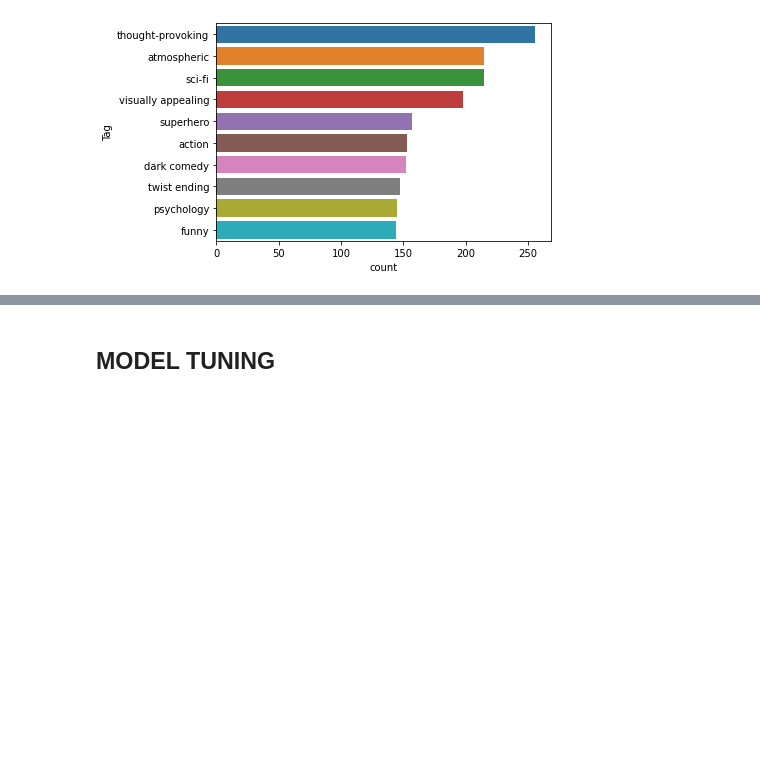
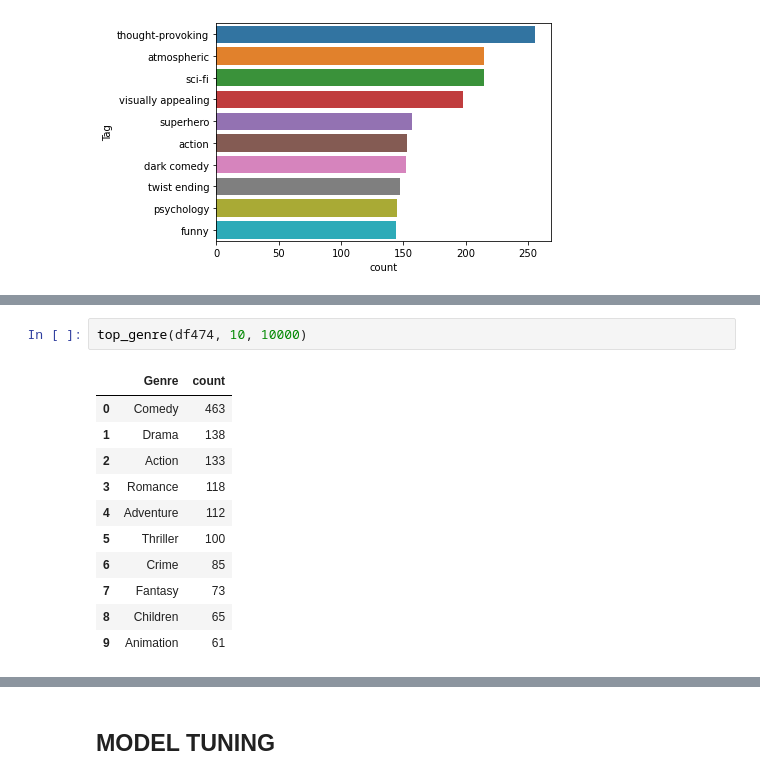
Before and after one commit to NavasFrancisco/MoviesRecommender, a Jupyter notebook: MoviesRecommender.ipynb, the cells around one changed output, grey strips where cells are left out. Cells and saved outputs as stored; diff of their text form; blank space fills up the shorter version.

```diff
--- a/MoviesRecommender.ipynb
+++ b/MoviesRecommender.ipynb
@@ -627,0 +704,14 @@ plot_wordcloud(top_genre(df, 100, 365))
+# %%
+top_genre(df474, 10, 10000)
+# %% [output]
+|  | Genre | count |
+| 0 | Comedy | 463 |
+| 1 | Drama | 138 |
+| 2 | Action | 133 |
+| 3 | Romance | 118 |
+| 4 | Adventure | 112 |
+| 5 | Thriller | 100 |
+| 6 | Crime | 85 |
+| 7 | Fantasy | 73 |
+| 8 | Children | 65 |
+| 9 | Animation | 61 |
```
Also changed, not shown: parts of 68 cells of this notebook.
